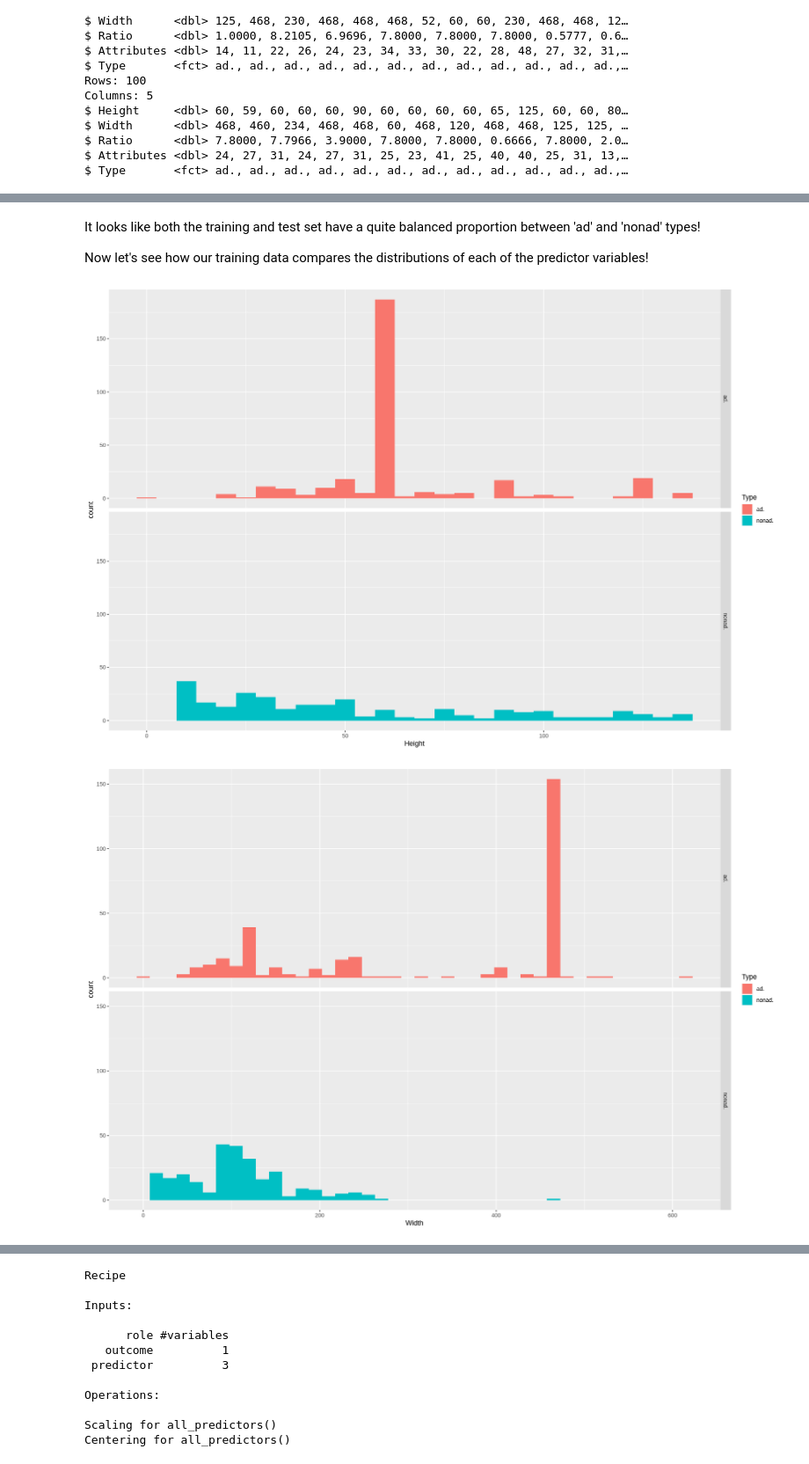
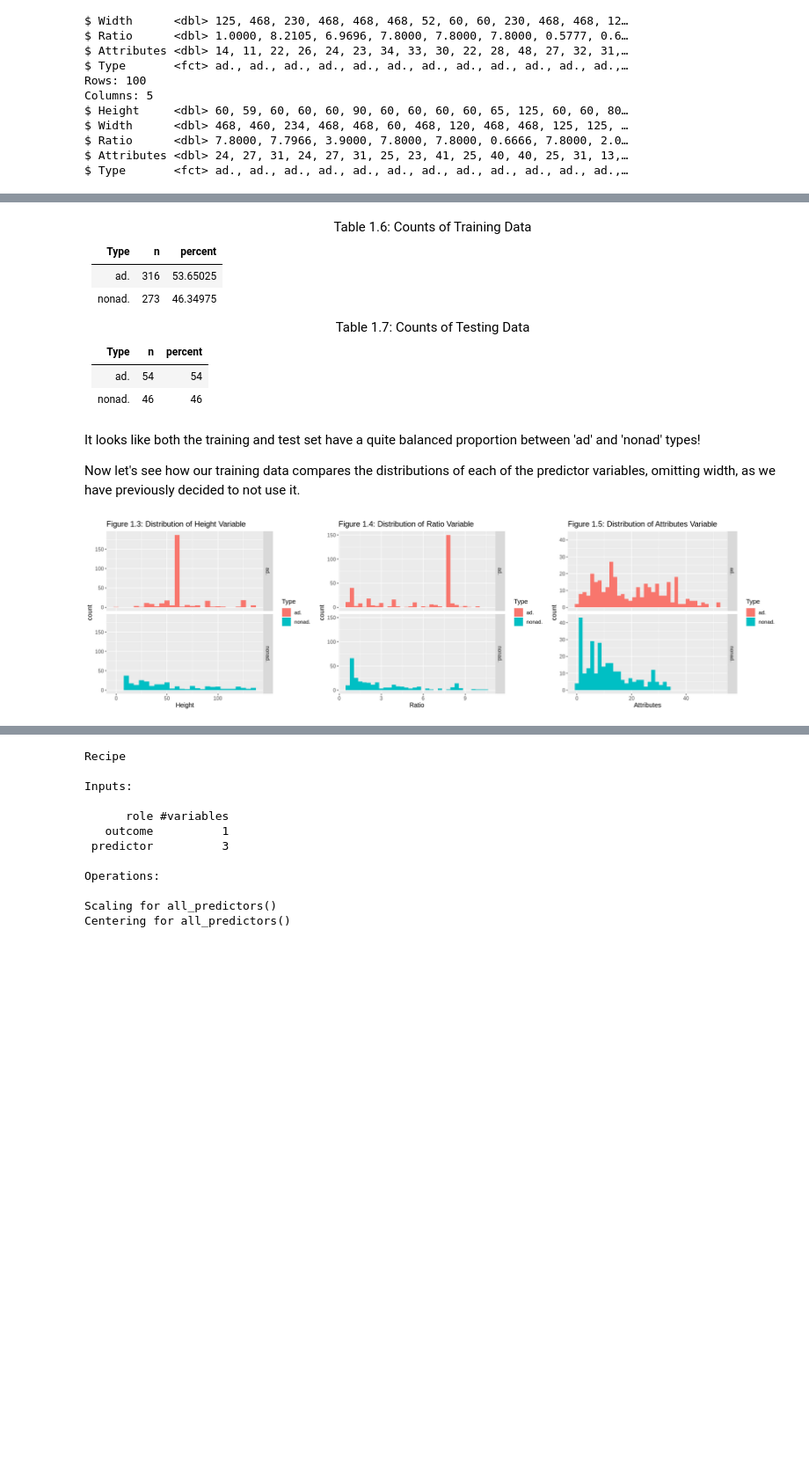
Before and after one commit to msamanthaf/Ad_Classification_DSCI, a Jupyter notebook: Final_Project_Ad_Classification.ipynb, the cells around one changed output, grey strips where cells are left out. Shown at 88% size. Cells and saved outputs as stored; diff of their text form; code cells hidden in the pictures; blank space fills up the shorter version.

```diff
--- a/Final_Project_Ad_Classification.ipynb
+++ b/Final_Project_Ad_Classification.ipynb
@@ -397,24 +346,48 @@ A tibble: 2 × 3
+# %% [markdown]
+<div align="center"> Table 1.6: Counts of Training Data </div>
+
+|Type   |   n|  percent|
+|:------|---:|--------:|
+|ad.    | 316| 53.65025|
+|nonad. | 273| 46.34975|
+
+
+<div align="center"> Table 1.7: Counts of Testing Data </div>
+
+|Type   |  n| percent|
+|:------|--:|-------:|
+|ad.    | 54|      54|
+|nonad. | 46|      46|
 # %% [markdown]
 It looks like both the training and test set have a quite balanced proportion between 'ad' and 'nonad' types!
 
-Now let's see how our training data compares the distributions of each of the predictor variables!
+Now let's see how our training data compares the distributions of each of the predictor variables, omitting width, as we have previously decided to not use it.
 # %%
+# Set plot sizes
+options(repr.plot.width = 18, repr.plot.height = 5)
+
+# Make histogram of height variable, splitting based on type
 height_hist <- ggplot(ad_train, aes(x = Height, fill = Type)) +
                geom_histogram(binwidth = 5) +
-               facet_grid(rows = vars(Type))
-height_hist
-width_hist <- ggplot(ad_train, aes(x = Width, fill = Type)) +
-              geom_histogram(binwidth = 15) +
-              facet_grid(rows = vars(Type))
-width_hist
+               facet_grid(rows = vars(Type)) +
+               ggtitle("Figure 1.3: Distribution of Height Variable") +
+               theme(text = element_text(size = 12))
+
+# Make histogram of ratio variable, splitting based on type
 ratio_hist <- ggplot(ad_train, aes(x = Ratio, fill = Type)) +
-              geom_histogram(binwidth = 0.4) +
-              facet_grid(rows = vars(Type))
-ratio_hist
+              geom_histogram(binwidth = .3) +
+              facet_grid(rows = vars(Type)) +
+              ggtitle("Figure 1.4: Distribution of Ratio Variable") +
+              theme(text = element_text(size = 12))
+
+# Make histogram of attributes variable, splitting based on type
 attri_hist <- ggplot(ad_train, aes(x = Attributes, fill = Type)) +
-              geom_histogram(binwidth = 0.5) +
-              facet_grid(rows = vars(Type))
-attri_hist
+              geom_histogram(binwidth = 1.4) +
+              facet_grid(rows = vars(Type)) +
+              ggtitle("Figure 1.5: Distribution of Attributes Variable") +
+              theme(text = element_text(size = 12))
+
+# Plot all figures next to each other
+plot_grid(height_hist, ratio_hist, attri_hist, ncol = 3)
 # %% [output]
-[figure, old version]
+[figure, new version]
-[figure, removed]
```
Also changed, not shown: parts of 40 cells of this notebook.
